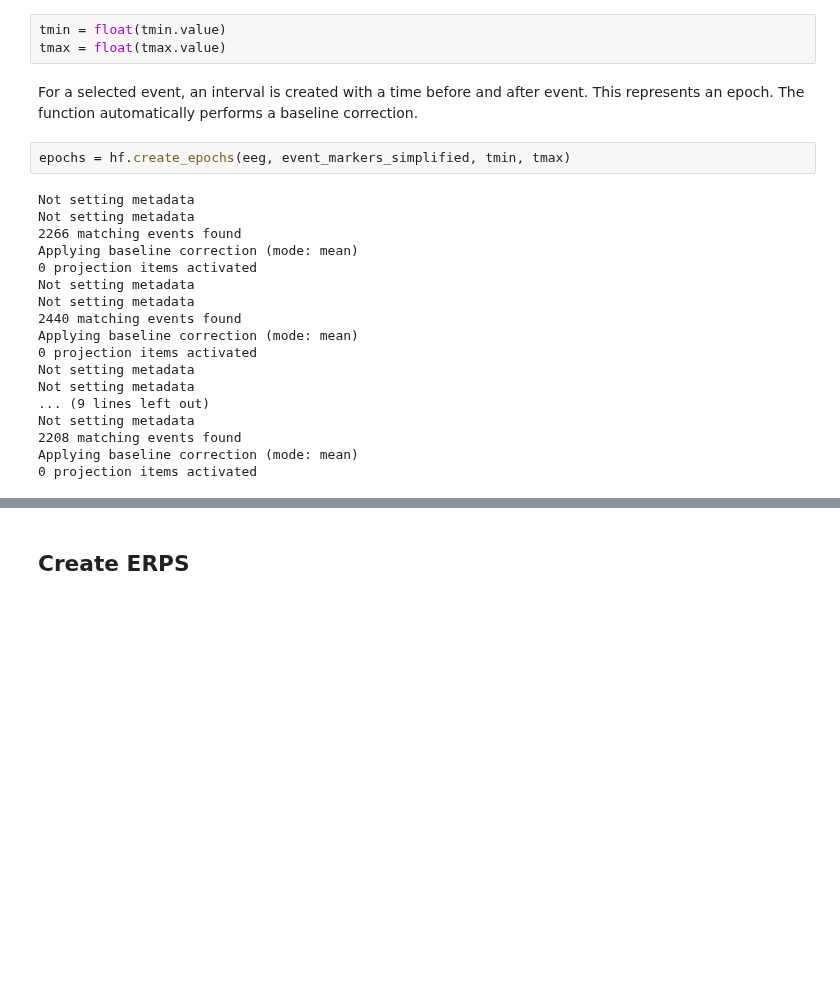
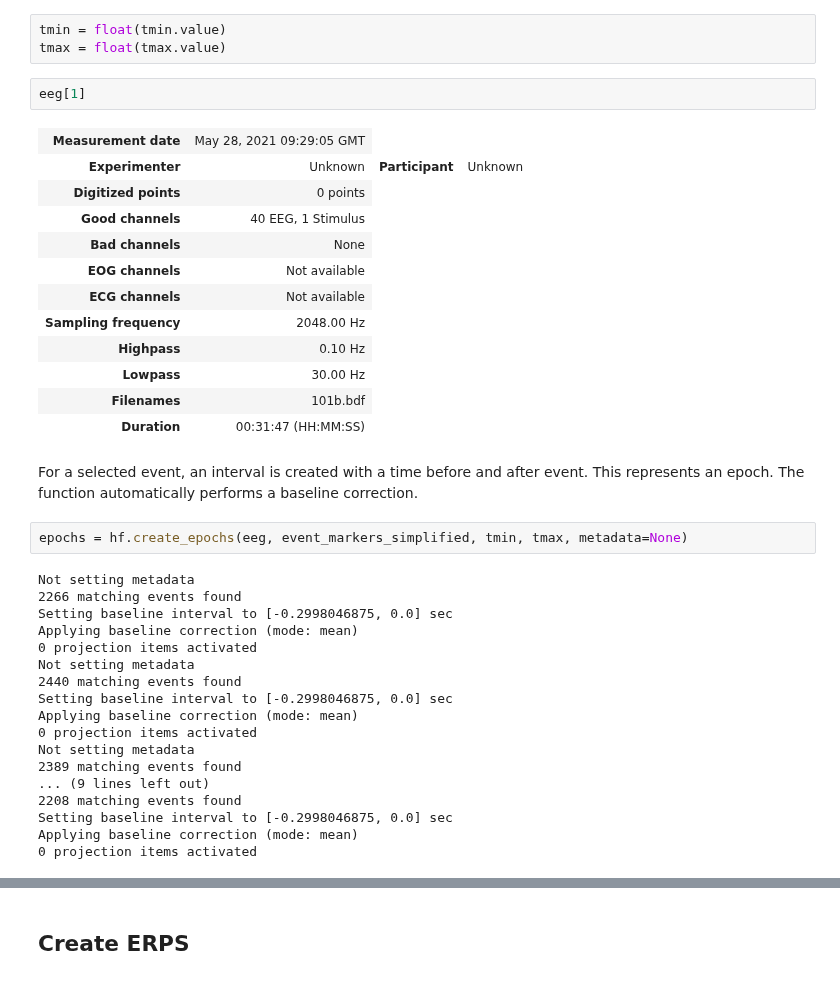
Before and after one commit to eegyolk-ai/eegyolk, a Jupyter notebook: dyslexiaprediction_nadine/data_prep_eeg.ipynb, the cells around one changed output, grey strips where cells are left out. Saved outputs shown, nothing was run; the diff lists cells and outputs as text; blank space fills up the shorter version.

```diff
--- a/dyslexiaprediction_nadine/data_prep_eeg.ipynb
+++ b/dyslexiaprediction_nadine/data_prep_eeg.ipynb
@@ -258,25 +295,40 @@ VBox(children=(BoundedFloatText(value=-0.3, description='tmin:', max=1.0, min=-1
 # %%
 tmin = float(tmin.value)
 tmax = float(tmax.value)
+# %%
+eeg[1]
+# %% [output]
+| Measurement date | May 28, 2021 09:29:05 GMT |
+| Experimenter | Unknown | Participant | Unknown |
+| Digitized points | 0 points |
+| Good channels | 40 EEG, 1 Stimulus |
+| Bad channels | None |
+| EOG channels | Not available |
+| ECG channels | Not available |
+| Sampling frequency | 2048.00 Hz |
+| Highpass | 0.10 Hz |
+| Lowpass | 30.00 Hz |
+| Filenames | 101b.bdf |
+| Duration | 00:31:47 (HH:MM:SS) |
 # %% [markdown]
 For a selected event, an interval is created with a time before and after event. This represents an epoch. The function automatically performs a baseline correction.
 # %%
-epochs = hf.create_epochs(eeg, event_markers_simplified, tmin, tmax)
+epochs = hf.create_epochs(eeg, event_markers_simplified, tmin, tmax, metadata=None)
 # %% [output]
-Not setting metadata
 Not setting metadata
 2266 matching events found
+Setting baseline interval to [-0.2998046875, 0.0] sec
 Applying baseline correction (mode: mean)
 0 projection items activated
 Not setting metadata
-Not setting metadata
 2440 matching events found
+Setting baseline interval to [-0.2998046875, 0.0] sec
 Applying baseline correction (mode: mean)
 0 projection items activated
 Not setting metadata
-Not setting metadata
+2389 matching events found
 ... (9 lines left out)
-Not setting metadata
 2208 matching events found
+Setting baseline interval to [-0.2998046875, 0.0] sec
 Applying baseline correction (mode: mean)
 0 projection items activated
```
Also changed, not shown: parts of 24 cells of this notebook, 5 other files.
